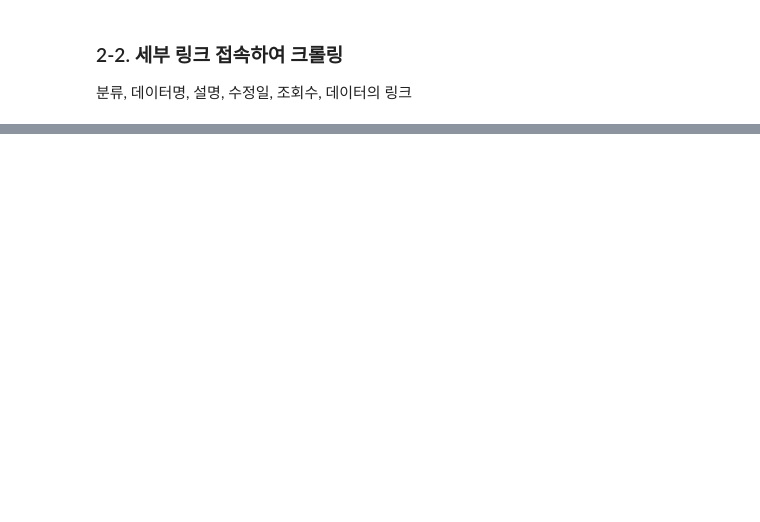
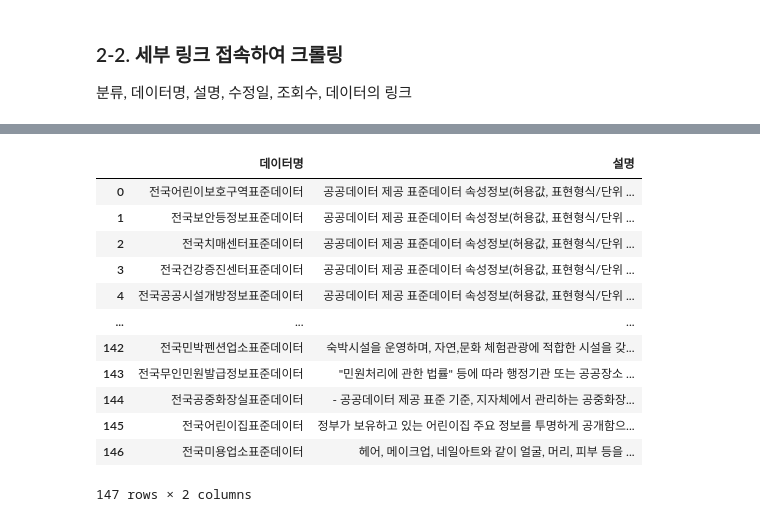
Before and after one commit to An-JIeun/portfolio, a Jupyter notebook: 텍스트마이닝_수업/assignment1.ipynb, the cells around one changed output, grey strips where cells are left out. Drawn from its saved outputs; the diff is of its cells as text; code cells hidden in the pictures; blank space fills up the shorter version.

```diff
--- a/텍스트마이닝_수업/assignment1.ipynb
+++ b/텍스트마이닝_수업/assignment1.ipynb
@@ -116,0 +182,16 @@ for i in range(len(acc_links)):
+# %%
+conts
+# %% [output]
+|  | 데이터명 | 설명 |
+| 0 | 전국어린이보호구역표준데이터 | 공공데이터 제공 표준데이터 속성정보(허용값, 표현형식/단위 ... |
+| 1 | 전국보안등정보표준데이터 | 공공데이터 제공 표준데이터 속성정보(허용값, 표현형식/단위 ... |
+| 2 | 전국치매센터표준데이터 | 공공데이터 제공 표준데이터 속성정보(허용값, 표현형식/단위 ... |
+| 3 | 전국건강증진센터표준데이터 | 공공데이터 제공 표준데이터 속성정보(허용값, 표현형식/단위 ... |
+| 4 | 전국공공시설개방정보표준데이터 | 공공데이터 제공 표준데이터 속성정보(허용값, 표현형식/단위 ... |
+| ... | ... | ... |
+| 142 | 전국민박펜션업소표준데이터 | 숙박시설을 운영하며, 자연,문화 체험관광에 적합한 시설을 갖... |
+| 143 | 전국무인민원발급정보표준데이터 | "민원처리에 관한 법률" 등에 따라 행정기관 또는 공공장소 ... |
+| 144 | 전국공중화장실표준데이터 | - 공공데이터 제공 표준 기준, 지자체에서 관리하는 공중화장... |
+| 145 | 전국어린이집표준데이터 | 정부가 보유하고 있는 어린이집 주요 정보를 투명하게 공개함으... |
+| 146 | 전국미용업소표준데이터 | 헤어, 메이크업, 네일아트와 같이 얼굴, 머리, 피부 등을 ... |
+147 rows × 2 columns
```
Also changed, not shown: parts of 13 cells of this notebook.
